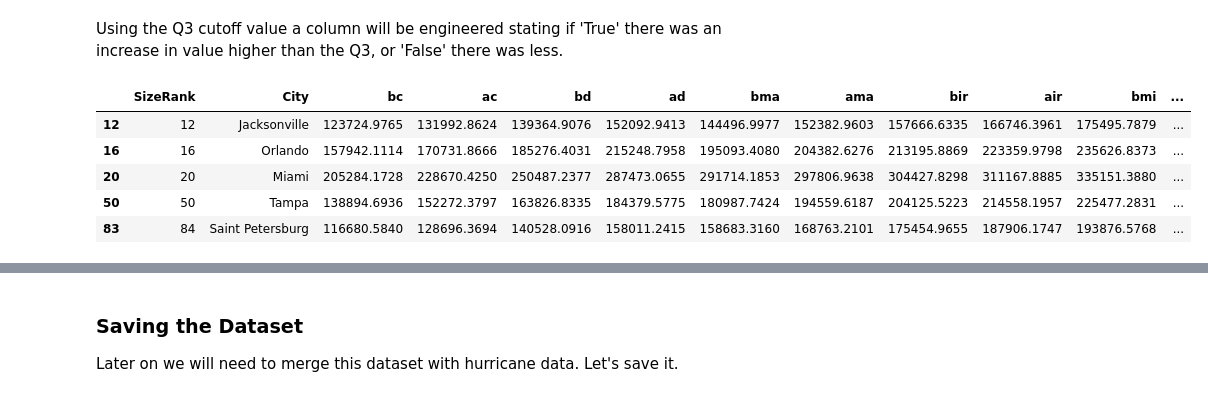
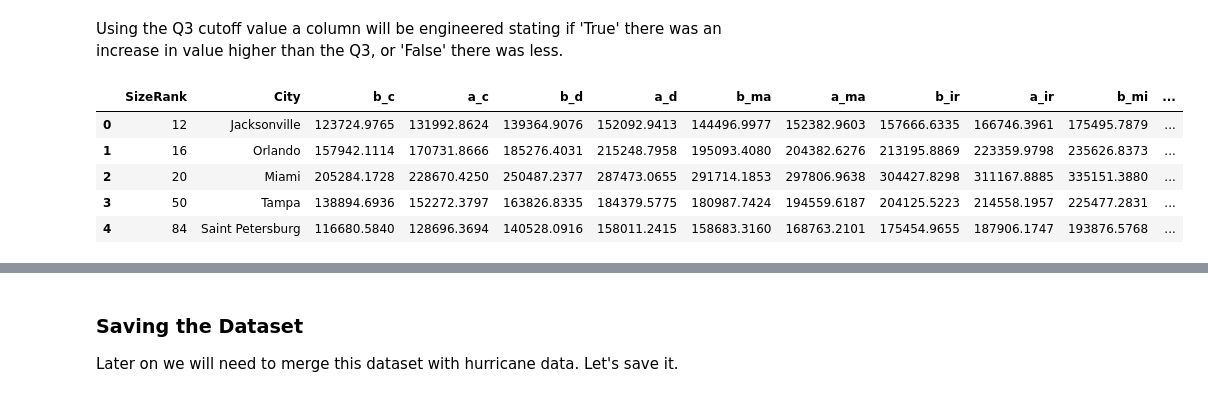
Before and after one commit to SSGrasland/Modeling-Hurricane-Impact-on-Florida-Real-Estate-Value-, a Jupyter notebook: 2a. Housing Data.ipynb, the cells around one changed output, grey strips where cells are left out. Cells and saved outputs as stored; diff of their text form; code cells hidden in the pictures.

```diff
--- a/2a. Housing Data.ipynb
+++ b/2a. Housing Data.ipynb
@@ -537,7 +525,7 @@ The dates we will look at 3 months before and after each hurricane are as follow
 |Michael | 7/2018 | 1/2019 |
 # %%
 #creating a dataframe for 6 months before and after
-h3 = h
+h3 = pd.read_csv(r'data\housing_clean.csv')
 # %%
 #Renaming the columns 3 months before and after each hurricane
 
@@ -597,24 +585,24 @@ Let's get an idea of what home value increase looks like 3 months before and aft
 #percent = (after - before/before)*100
 
 #finding percent change for Hurricane Charley
-#Q3 = 11%
-h3['percentc'] = (h3['ac'] - h3['bc'])/h3['bc']*100
+#Q3 = 12%
+h3['percent_c'] = (h3['a_c'] - h3['b_c'])/h3['b_c']*100
 
 #finding percent change for Hurricane Dennis
 #Q3 = 16%
-h3['percentd'] = (h3['ad'] - h3['bd'])/h3['bd']*100
+h3['percent_d'] = (h3['a_d'] - h3['b_d'])/h3['b_d']*100
 
 #finding percent change for Hurricane Matthew
-#Q3 = 5%
-h3['percentma'] = (h3['ama'] - h3['bma'])/h3['bma']*100
+#Q3 = 6%
+h3['percent_ma'] = (h3['a_ma'] - h3['b_ma'])/h3['b_ma']*100
 
 #finding percent change for Hurricane Irma
 #Q3 = 6%
-h3['percentir'] = (h3['air'] - h3['bir'])/h3['bir']*100
+h3['percent_ir'] = (h3['a_ir'] - h3['b_ir'])/h3['b_ir']*100
 
 #finding percent change for Hurricane Michael
-#Q3 = 4%
-h3['percentmi'] = (h3['ami'] - h3['bmi'])/h3['bmi']*100
+#Q3 = 5%
+h3['percent_mi'] = (h3['a_mi'] - h3['b_mi'])/h3['b_mi']*100
 
 h3.describe()
 # %% [output]
@@ -634,20 +622,20 @@ Using the Q3 cutoff value a column will be engineered stating if 'True' there wa
 # %%
 #using cutoff to create boolean value
 #1 = True
 #0 = False
 
-h3['boolc'] = np.where(h3['percentc'] >= 11, 1, 0)
-h3['boold'] = np.where(h3['percentd'] >= 16, 1, 0)
-h3['boolma'] = np.where(h3['percentma'] >= 5, 1, 0)
-h3['boolir'] = np.where(h3['percentir'] >= 6, 1, 0)
-h3['boolmi'] = np.where(h3['percentmi'] >= 4, 1, 0)
+h3['bool_c'] = np.where(h3['percent_c'] >= 12, 1, 0)
+h3['bool_d'] = np.where(h3['percent_d'] >= 16, 1, 0)
+h3['bool_ma'] = np.where(h3['percent_ma'] >= 6, 1, 0)
+h3['bool_ir'] = np.where(h3['percent_ir'] >= 6, 1, 0)
+h3['bool_mi'] = np.where(h3['percent_mi'] >= 5, 1, 0)
 
 #let's see how it looks
 h3.head()
 # %% [output]
-|  | SizeRank | City | bc | ac | bd | ad | bma | ama | bir | air | bmi | ... |
-| 12 | 12 | Jacksonville | 123724.9765 | 131992.8624 | 139364.9076 | 152092.9413 | 144496.9977 | 152382.9603 | 157666.6335 | 166746.3961 | 175495.7879 | ... |
-| 16 | 16 | Orlando | 157942.1114 | 170731.8666 | 185276.4031 | 215248.7958 | 195093.4080 | 204382.6276 | 213195.8869 | 223359.9798 | 235626.8373 | ... |
-| 20 | 20 | Miami | 205284.1728 | 228670.4250 | 250487.2377 | 287473.0655 | 291714.1853 | 297806.9638 | 304427.8298 | 311167.8885 | 335151.3880 | ... |
-| 50 | 50 | Tampa | 138894.6936 | 152272.3797 | 163826.8335 | 184379.5775 | 180987.7424 | 194559.6187 | 204125.5223 | 214558.1957 | 225477.2831 | ... |
-| 83 | 84 | Saint Petersburg | 116680.5840 | 128696.3694 | 140528.0916 | 158011.2415 | 158683.3160 | 168763.2101 | 175454.9655 | 187906.1747 | 193876.5768 | ... |
+|  | SizeRank | City | b_c | a_c | b_d | a_d | b_ma | a_ma | b_ir | a_ir | b_mi | ... |
+| 0 | 12 | Jacksonville | 123724.9765 | 131992.8624 | 139364.9076 | 152092.9413 | 144496.9977 | 152382.9603 | 157666.6335 | 166746.3961 | 175495.7879 | ... |
+| 1 | 16 | Orlando | 157942.1114 | 170731.8666 | 185276.4031 | 215248.7958 | 195093.4080 | 204382.6276 | 213195.8869 | 223359.9798 | 235626.8373 | ... |
+| 2 | 20 | Miami | 205284.1728 | 228670.4250 | 250487.2377 | 287473.0655 | 291714.1853 | 297806.9638 | 304427.8298 | 311167.8885 | 335151.3880 | ... |
+| 3 | 50 | Tampa | 138894.6936 | 152272.3797 | 163826.8335 | 184379.5775 | 180987.7424 | 194559.6187 | 204125.5223 | 214558.1957 | 225477.2831 | ... |
+| 4 | 84 | Saint Petersburg | 116680.5840 | 128696.3694 | 140528.0916 | 158011.2415 | 158683.3160 | 168763.2101 | 175454.9655 | 187906.1747 | 193876.5768 | ... |
```
Also changed, not shown: parts of 54 cells of this notebook, 2 other files.
